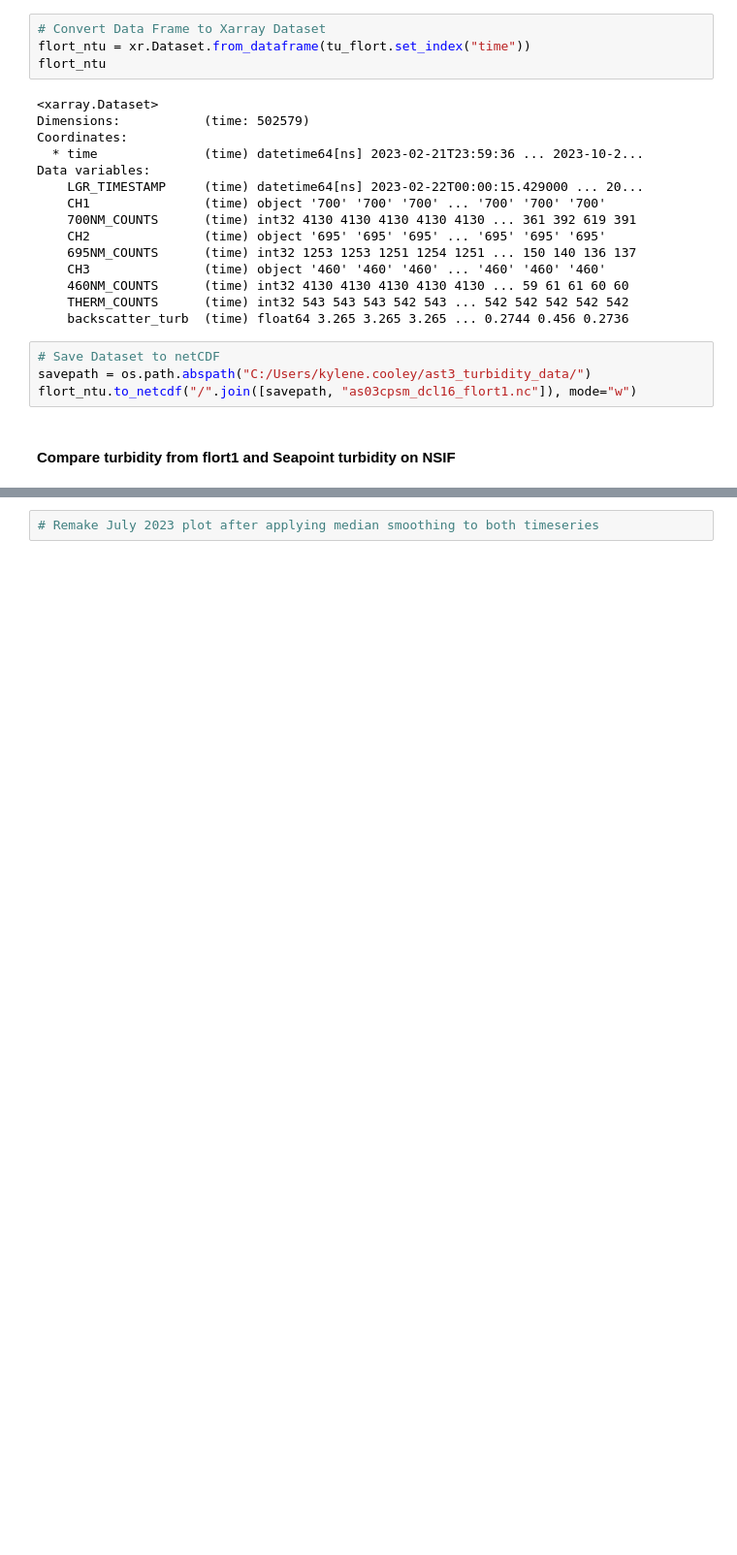
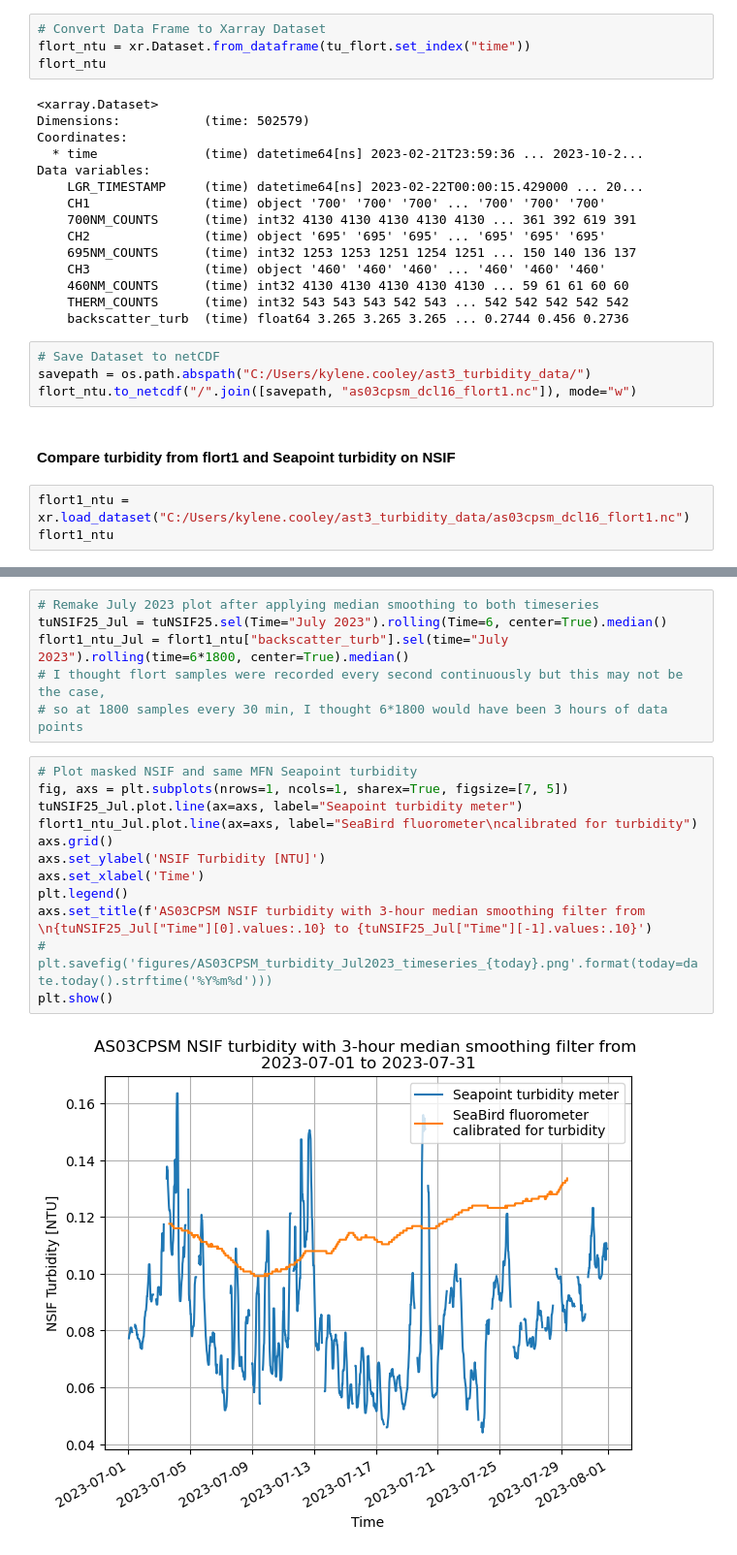
Before and after one commit to cooleyky/AST3, a Jupyter notebook: turbidity.ipynb, the cells around one changed output, grey strips where cells are left out. Shown at 97% size. Cells and saved outputs as stored; diff of their text form; blank space fills up the shorter version.

Commit message:
Start figures with turbidity from flort

```diff
--- a/turbidity.ipynb
+++ b/turbidity.ipynb
@@ -361,3 +370,6 @@ savepath = os.path.abspath("C:/Users/kylene.cooley/ast3_turbidity_data/")
 flort_ntu.to_netcdf("/".join([savepath, "as03cpsm_dcl16_flort1.nc"]), mode="w")
 # %% [markdown]
 #### Compare turbidity from flort1 and Seapoint turbidity on NSIF
+# %%
+flort1_ntu = xr.load_dataset("C:/Users/kylene.cooley/ast3_turbidity_data/as03cpsm_dcl16_flort1.nc")
+flort1_ntu
@@ -394,5 +421,23 @@ axs.set_title(f'AS03CPSM NSIF turbidity from Seapoint turbidity meter and SeaBir
 plt.show()
 # %% [output]
 [figure]
-# %%
-# Remake July 2023 plot after applying median smoothing to both timeseries
+# %%
+# Remake July 2023 plot after applying median smoothing to both timeseries
+tuNSIF25_Jul = tuNSIF25.sel(Time="July 2023").rolling(Time=6, center=True).median()
+flort1_ntu_Jul = flort1_ntu["backscatter_turb"].sel(time="July 2023").rolling(time=6*1800, center=True).median()
+# I thought flort samples were recorded every second continuously but this may not be the case,
+# so at 1800 samples every 30 min, I thought 6*1800 would have been 3 hours of data points
+# %%
+# Plot masked NSIF and same MFN Seapoint turbidity
+fig, axs = plt.subplots(nrows=1, ncols=1, sharex=True, figsize=[7, 5])
+tuNSIF25_Jul.plot.line(ax=axs, label="Seapoint turbidity meter")
+flort1_ntu_Jul.plot.line(ax=axs, label="SeaBird fluorometer\ncalibrated for turbidity")
+axs.grid()
+axs.set_ylabel('NSIF Turbidity [NTU]')
+axs.set_xlabel('Time')
+plt.legend()
+axs.set_title(f'AS03CPSM NSIF turbidity with 3-hour median smoothing filter from \n{tuNSIF25_Jul["Time"][0].values:.10} to {tuNSIF25_Jul["Time"][-1].values:.10}')
+# plt.savefig('figures/AS03CPSM_turbidity_Jul2023_timeseries_{today}.png'.format(today=date.today().strftime('%Y%m%d')))
+plt.show()
+# %% [output]
+[figure, added]
```
Also changed, not shown: parts of 34 cells of this notebook.
